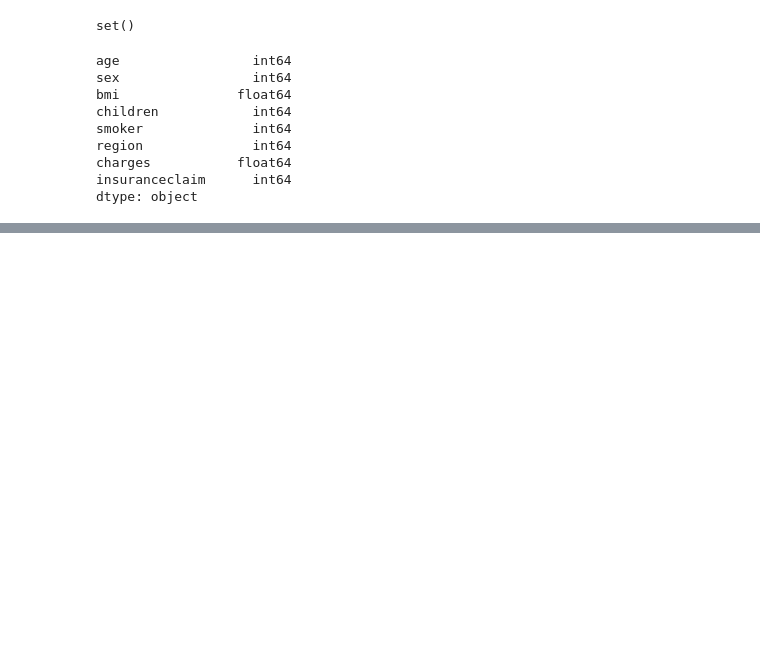
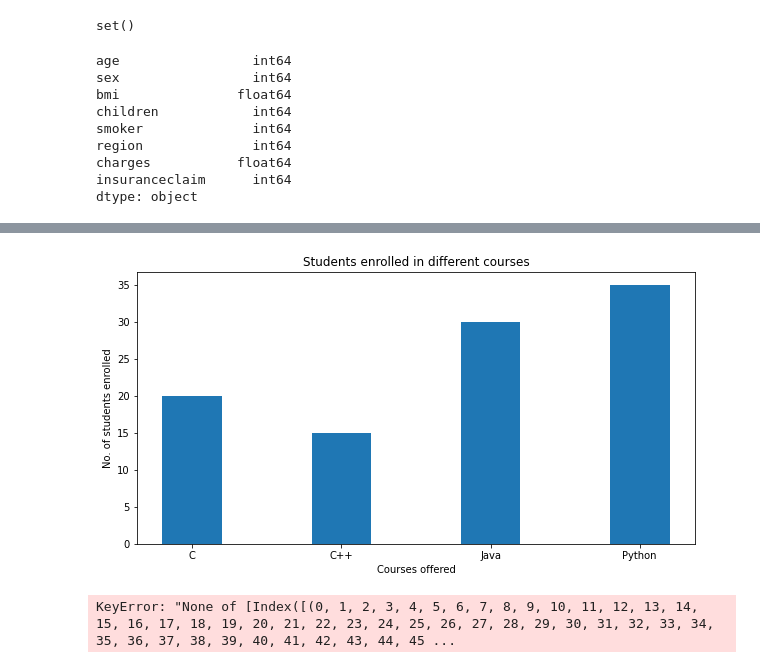
Before and after one commit to nisalm/insurance-claims-prediction, a Jupyter notebook: Insurance-EDA.ipynb, the cells around one changed output, grey strips where cells are left out. Cells and saved outputs as stored; diff of their text form; code cells hidden in the pictures; blank space fills up the shorter version.

```diff
--- a/Insurance-EDA.ipynb
+++ b/Insurance-EDA.ipynb
@@ -54,0 +147,21 @@ dtype: object
+# %%
+# bar chart BMI status againt count who claimed insurance
+
+# creating the dataset
+data = {'C':20, 'C++':15, 'Java':30,
+        'Python':35}
+courses = list(data.keys())
+values = list(data.values())
+
+fig = plt.figure(figsize = (10, 5))
+
+# creating the bar plot
+plt.bar(courses, values,
+        width = 0.4)
+
+plt.xlabel("Courses offered")
+plt.ylabel("No. of students enrolled")
+plt.title("Students enrolled in different courses")
+plt.show()
+# %% [output]
+[figure, added]
@@ -54,0 +188,4 @@ dtype: object
+# %%
+plot_bar(df,"weight_class",df.index,"Average final score by guardian")
+# %% [output]
+KeyError: "None of [Index([(0, 1, 2, 3, 4, 5, 6, 7, 8, 9, 10, 11, 12, 13, 14, 15, 16, 17, 18, 19, 20, 21, 22, 23, 24, 25, 26, 27, 28, 29, 30, 31, 32, 33, 34, 35, 36, 37, 38, 39, 40, 41, 42, 43, 44, 45 ...
```
Also changed, not shown: parts of 10 cells of this notebook.
